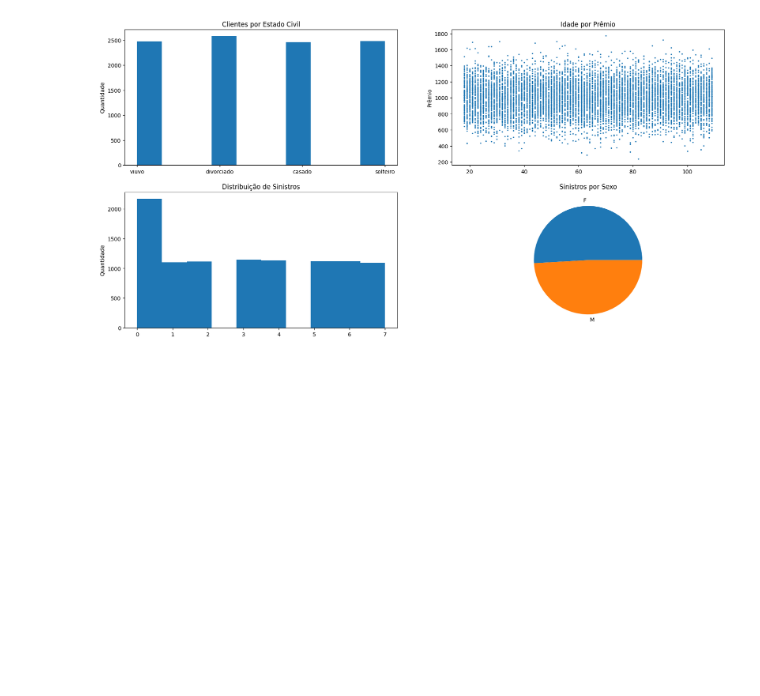
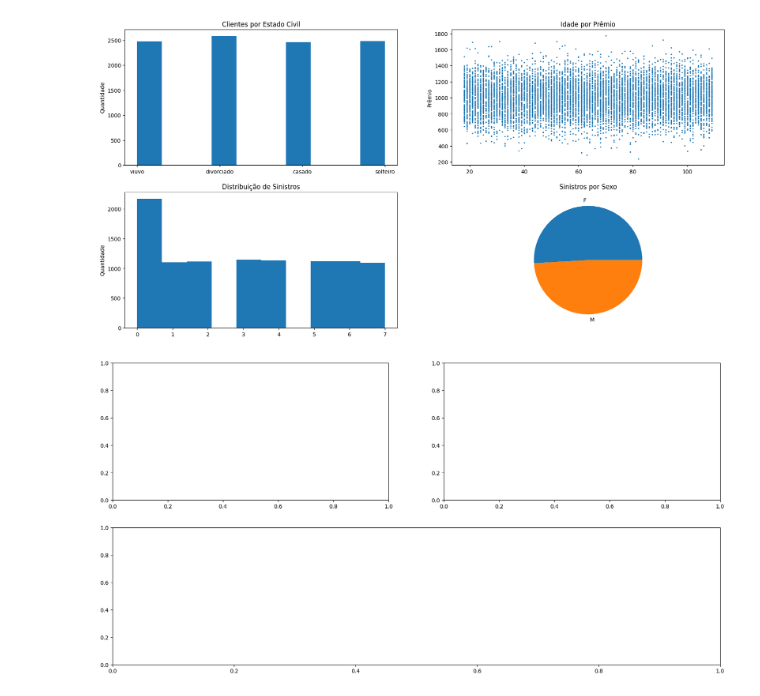
Before and after one commit to diegoguerrieri/alura_data, a Jupyter notebook: semana_8.ipynb, the cells around one changed output. Drawn from its saved outputs; the diff is of its cells as text; code cells hidden in the pictures; blank space fills up the shorter version.

```diff
--- a/semana_8.ipynb
+++ b/semana_8.ipynb
@@ -195,3 +182,21 @@ fig4.set_title('Sinistros por Sexo')
 # %% [output]
 Text(0.5, 1.0, 'Sinistros por Sexo')
 [figure]
+# %%
+area = plt.figure()
+fig5 = area.add_subplot(2, 2, 1)
+fig6 = area.add_subplot(2, 2, 2)
+fig7 = area.add_subplot(2, 1, 2)
+
+
+# abc = dados.groupby(['Estado Civil', 'Idade'], dropna= False, as_index= False).agg(Sinistros = ('Sinistros', 'sum'), Prêmio= ('Prêmio','count'))
+
+# # a = dados.groupby(['Estado Civil', 'Idade'])['Sinistros'].sum()
+# # b = dados.groupby(['Estado Civil', 'Idade'])['Prêmio'].count()
+# # pd.concat(objs= (a,b), axis = 1)
+
+# fig6.scatter(abc.index, abc['Sinistros'], s = 2)
+# # fig6.set_ylabel('Estado Civil')
+# # fig6.set_title('Estado Civil por Idade')
+# %% [output]
+[figure, added]
```
Also changed, not shown: parts of 3 cells of this notebook, 2 other files.
